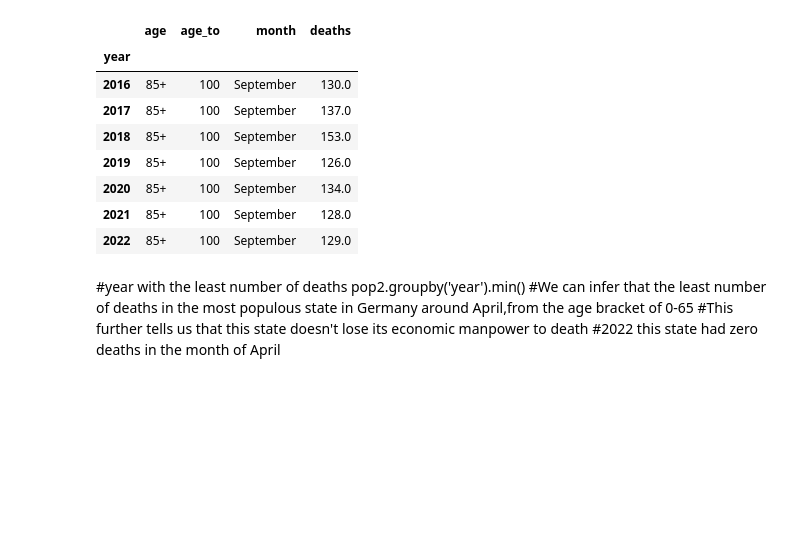
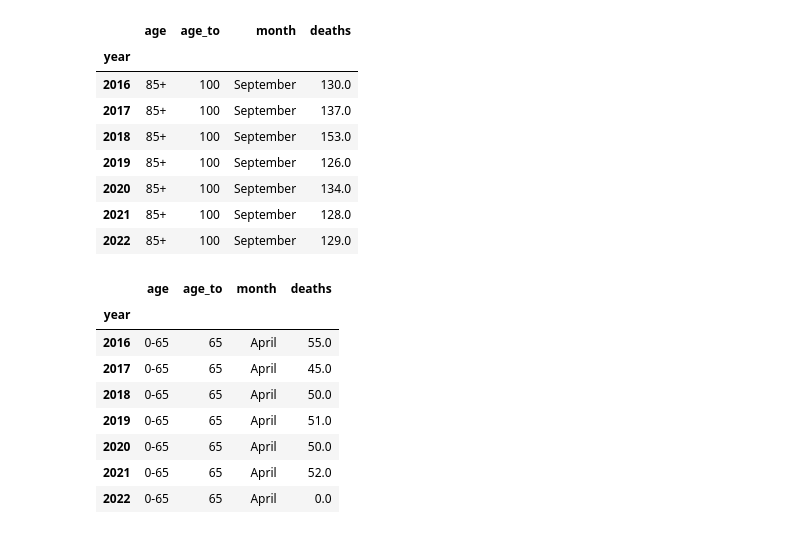
Before and after one commit to mark-2002/HDSC-22-Premiere-Project, a Jupyter notebook: Hamoye group.ipynb, the cells around one changed output. Cells and saved outputs as stored; diff of their text form; code cells hidden in the pictures; blank space fills up the shorter version.

```diff
--- a/Hamoye group.ipynb
+++ b/Hamoye group.ipynb
@@ -382,9 +382,19 @@ pop2.groupby('year').max()
 | 2020 | 85+ | 100 | September | 134.0 |
 | 2021 | 85+ | 100 | September | 128.0 |
 | 2022 | 85+ | 100 | September | 129.0 |
-# %% [markdown]
-#year with the least number of deaths
-pop2.groupby('year').min()
-#We can infer that the least number of deaths  in the most populous state in Germany around April,from the age bracket of 0-65
-#This further tells us that this state doesn't lose its economic manpower to death
-#2022 this state had zero deaths in the month of April
+# %%
+#Least number of deaths
+pop2.groupby('year').min()
+#We can infer that the least number of deaths  in the most populous state in Germany around April,from the age bracket of 0-65
+#This further tells us that this state doesn't lose its economic manpower to death
+#2022 this state had zero deaths in the month of April
+# %% [output]
+|  | age | age_to | month | deaths |
+| year |  |  |  |  |
+| 2016 | 0-65 | 65 | April | 55.0 |
+| 2017 | 0-65 | 65 | April | 45.0 |
+| 2018 | 0-65 | 65 | April | 50.0 |
+| 2019 | 0-65 | 65 | April | 51.0 |
+| 2020 | 0-65 | 65 | April | 50.0 |
+| 2021 | 0-65 | 65 | April | 52.0 |
+| 2022 | 0-65 | 65 | April | 0.0 |
```
